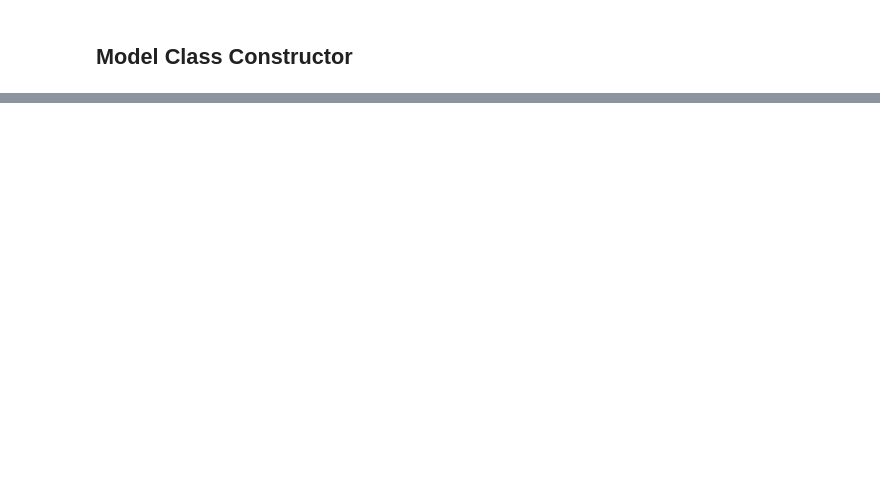
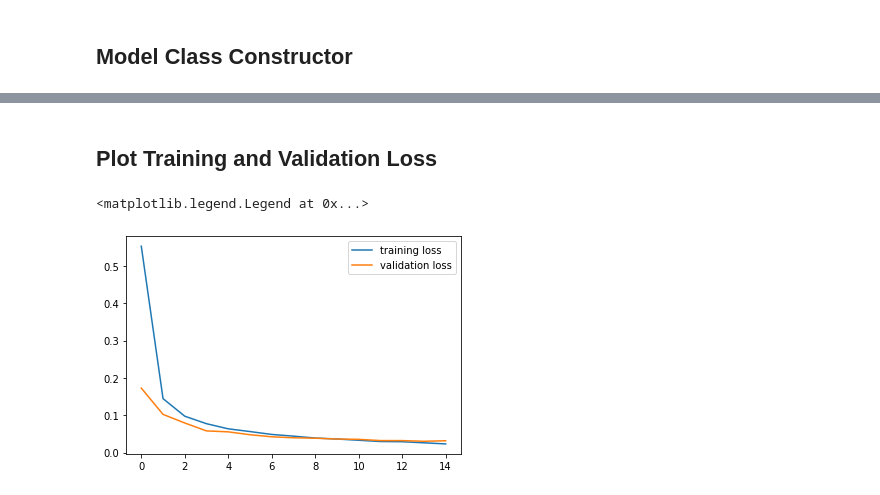
Before and after one commit to cleysonl/Pytorch, a Jupyter notebook: CNN.ipynb, the cells around one changed output, grey strips where cells are left out. Cells and saved outputs as stored; diff of their text form; code cells hidden in the pictures; blank space fills up the shorter version.

```diff
--- a/CNN.ipynb
+++ b/CNN.ipynb
@@ -90,3 +79,6 @@ class LeNet(nn.Module):
     x = self.dropout1(x)
     x= self.fc2(x)
     return x
+# %%
+model = LeNet().to(device)
+model
@@ -92,0 +95,3 @@ class LeNet(nn.Module):
+# %%
+criterion = nn.CrossEntropyLoss()
+optimizer = torch.optim.Adam(model.parameters(), lr = 0.0001)
@@ -92,0 +170,9 @@ class LeNet(nn.Module):
+# %% [markdown]
+## **Plot Training and Validation Loss**
+# %%
+plt.plot(running_loss_history, label='training loss')
+plt.plot(val_running_loss_history, label = 'validation loss')
+plt.legend()
+# %% [output]
+<matplotlib.legend.Legend at 0x...>
+[figure, added]
```
Also changed, not shown: parts of 8 cells of this notebook.
